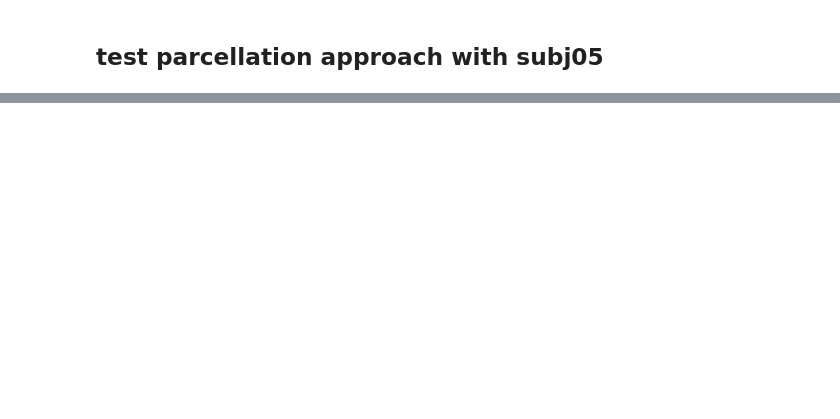
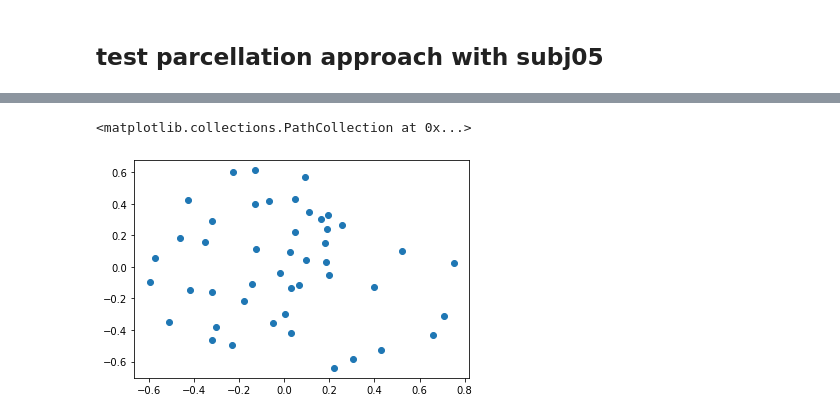
Before and after one commit to dawnfinzi/streams, a Jupyter notebook: notebooks/Testing_parcellation.ipynb, the cells around one changed output, grey strips where cells are left out. Drawn from its saved outputs; the diff is of its cells as text; code cells hidden in the pictures; blank space fills up the shorter version.

```diff
--- a/notebooks/Testing_parcellation.ipynb
+++ b/notebooks/Testing_parcellation.ipynb
@@ -238,0 +289,8 @@ plt.imshow(mega_matrix)
+# %%
+from sklearn.manifold import MDS
+x, y = MDS(dissimilarity='precomputed').fit_transform(1-mega_matrix).T
+# %%
+plt.scatter(x, y)
+# %% [output]
+<matplotlib.collections.PathCollection at 0x...>
+[figure, added]
```
Also changed, not shown: parts of 14 cells of this notebook.
